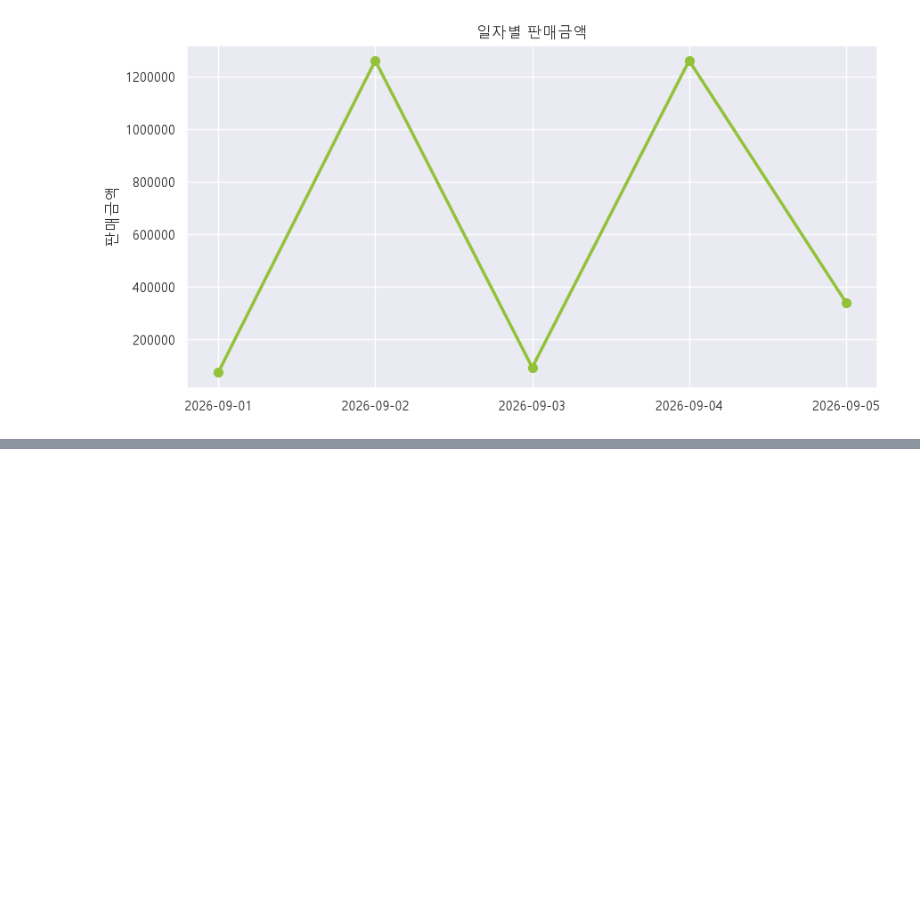
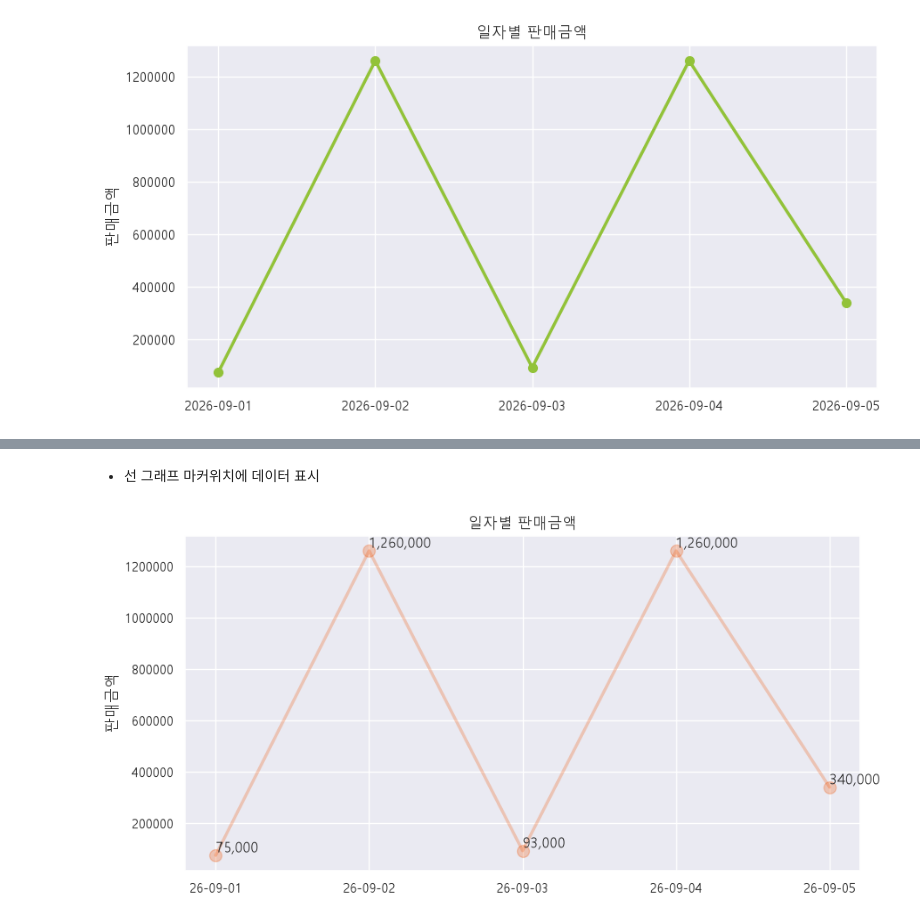
Before and after one commit to tpqnls-lab/ai-datapipeline-2026, a Jupyter notebook: chapt03/시각화기초.ipynb, the cells around one changed output, grey strips where cells are left out. Cells and saved outputs as stored; diff of their text form; code cells hidden in the pictures; blank space fills up the shorter version.

```diff
--- a/chapt03/시각화기초.ipynb
+++ b/chapt03/시각화기초.ipynb
@@ -270,0 +322,35 @@ plt.show()
+# %% [markdown]
+- 선 그래프 마커위치에 데이터 표시
+# %%
+plt.figure(figsize=(10, 5))
+plt.plot(daily_sales['order_date'], daily_sales['total_price'],
+         marker='o',
+         markersize=10,
+         linewidth=2.5,
+         color="#EF5A1045")
+
+# 마커위치에 실제 데이터 표시
+for x, y in zip(daily_sales['order_date'], daily_sales['total_price']):
+    plt.text(
+        x, y,
+        f"{y:,}",  # y값 = 금액
+        ha='left',  # 가로축 정렬 left, center, right  - 정렬 이름 반대
+        va='bottom'   # 세로축 정렬 top, center, bottom - 정렬 이름 반대
+    )
+
+plt.title('일자별 판매금액')
+plt.ylabel('판매금액')
+plt.ticklabel_format(style='plain', axis='y')
+
+# 실제 데이터가 있는 위치의 x좌표 레이블 표시
+# plt.xticks(
+#     daily_sales['order_date'],
+#     daily_sales['order_date'].to_string('%y%m%d')  # 텍스트 파일 생성
+# )
+plt.xticks(
+    daily_sales['order_date'],
+    daily_sales['order_date'].dt.strftime('%y-%m-%d')
+)
+plt.show()
+# %% [output]
+[figure, added]
```
Also changed, not shown: parts of 12 cells of this notebook, 14 other files.
